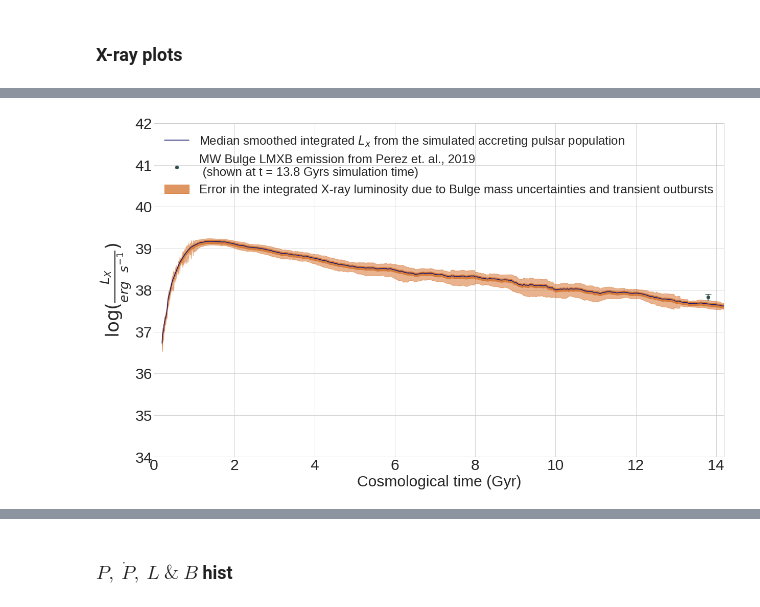
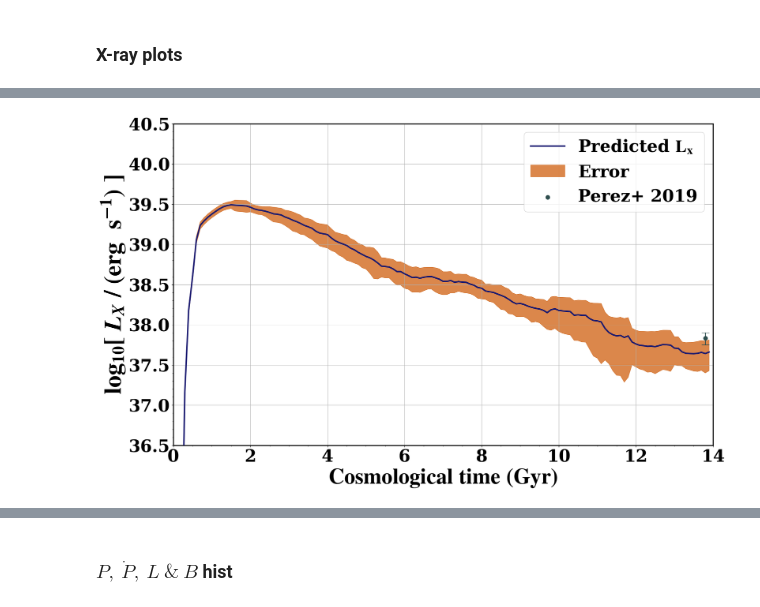
Before and after one commit to gautam-404/Binary-Evolution, a Jupyter notebook: msps_comp.ipynb, the cells around one changed output, grey strips where cells are left out. Saved outputs shown, nothing was run; the diff lists cells and outputs as text; code cells hidden in the pictures.

```diff
--- a/msps_comp.ipynb
+++ b/msps_comp.ipynb
@@ -1024,0 +1550,6 @@ Edot3 = dist3.Edot
+# %%
+import csv
+with open("evolution_data_SSP"+'.csv', 'w', newline='\n') as csvfile:
+    writer = csv.writer(csvfile, delimiter=',')
+    for i in range(len(data)):
+        writer.writerows(data[i])
@@ -1092,2 +1623,16 @@ plt.show()
+# %%
+L_atnf = []
+for i in range(0, len(atnf['EDOT'])):
+    if atnf['P0'][i]<40e-3:
+        L_atnf.append(atnf['EDOT'][i]*0.1)
+P_atnf = []
+for i in range(0, len(atnf['P0'])):
+    if atnf['P0'][i]<40e03:
+        P_atnf.append(atnf['P0'][i])
+
+B_atnf = []
+for i in range(0, len(atnf['P0'])):
+    if atnf['P0'][i]<40e03:
+        B_atnf.append(atnf['BSURF'][i])
 # %%
 dt = 1e8
@@ -1430,33 +1963,33 @@ L_orig = c
 # f = 1
 # L = [c[i] for i in range(len(c)) if i%f==0 ]
 # t = np.arange(0, t_end, dt*f)
-dt = 1e7
-t = np.arange(0, 15e9, dt)
+dt = 1e8
+t = np.arange(0, 14e9, dt)
 
 plt.figure( figsize = (20,12) )
-# plt.plot(t/1e9, np.log10(L), '-o', c="salmon", ms=2, linewidth = 1, zorder=1, alpha = 0.7)
-plt.ylabel(r'$\log( \frac{L_{X}}{erg\ \ s^{-1}})$', fontsize=36)
-plt.xlabel('Cosmological time (Gyr)', fontsize=30)
-# plt.title('Integrated X-ray luminosity of the simulated population', fontsize=18)
-# plt.show()
+plt.ylabel(r'$\log_{10}[\ L_{X}\ /\ (\rm{erg\ \ s^{-1}})\ ]$', fontsize=50)
+plt.xlabel(r'$\bf{Cosmological\ time\ (Gyr)}$', fontsize=45)
 
 
 xdata = (t/1e9)
 ydata = L
-y_fit = pd.Series(ydata).rolling(window=60, min_periods=0, center=True).mean()
-y_fit = np.append(ydata[:20], y_fit[20:])
-path_deviation = pd.Series(ydata).rolling(window=60, min_periods=0, center=True).std()
+y_fit = pd.Series(ydata).rolling(window=14, min_periods=0, center=True).mean()
+ix = 7
+y_fit = np.append(ydata[:ix], y_fit[ix:])
+path_deviation = pd.Series(ydata).rolling(window=14, min_periods=0, center=True).std()
 a = []
-for i in range(100):
-    a.append(y_fit[i]*np.random.random()/2)
-path_deviation = pd.Series(np.append(a, path_deviation[100:]))
-print(path_deviation[1],a[1])
+idx = 16
+for i in range(idx):
+    a.append(y_fit[i]*0.1)
+path_deviation = pd.Series(np.append(a, path_deviation[idx:]))
+# print(path_deviation[1],a[1])
 upper = y_fit+path_deviation
 lower = y_fit-path_deviation
-plt.fill_between(path_deviation.index/100, np.log10(lower), np.log10(upper), alpha=.5,
-                 edgecolor="chocolate", facecolor="chocolate", linewidth=1) #std curves.
-plt.plot(t/1e9, np.log10(y_fit), c='midnightblue', zorder=5,
-         label = r'Median smoothed integrated $L_x$ from the simulated accreting pulsar population')
+plt.fill_between(path_deviation.index/10, np.log10(lower), np.log10(upper), alpha=.8,
+                 edgecolor="chocolate", facecolor="chocolate", linewidth=1, label = "Error") #std curves.
+plt.plot(t/1e9, np.log10(y_fit), c='midnightblue', zorder=5, linewidth=3,
+         label = r'Predicted $\bf{L_x}$')
+
 
 
 L = y_fit
@@ -1464,13 +1997,14 @@ L = y_fit
 
 Lx_obs = 6.8e+37                  ## Perez 2019, (3.4+-0.3e37) * (2+-0.3e10)
 
-t_agree_x = interpolate.InterpolatedUnivariateSpline(t/1e9, y_fit-Lx_obs).roots()[0:]
-y_new = [np.log10(Lx_obs)]*len(t_agree_x)
+# t_agree_x = interpolate.InterpolatedUnivariateSpline(t/1e9, y_fit-Lx_obs).roots()[0:]
+# y_new = [np.log10(Lx_obs)]*len(t_agree_x)
 u = np.log10(Lx_obs + 1.183e+37)
 l = np.log10(Lx_obs - 1.183e+37)
 err = np.array([[np.log10(Lx_obs)-l, u-np.log10(Lx_obs)]]).T
-plt.scatter(13.8, np.log10(Lx_obs), 40, color="darkslategray", label="MW Bulge LMXB emission from Perez et. al., 2019 \n (shown at t = 13.8 Gyrs simulation time)")
-plt.errorbar(13.8, np.log10(Lx_obs), yerr=err, linestyle="None", color="darkslategray", capsize=6)
+plt.scatter(13.8, np.log10(Lx_obs), 70, color="darkslategray", label="Perez+ 2019")
+plt.errorbar(13.8, np.log10(Lx_obs), yerr=err, linestyle="None", color="darkslategray", capsize=8)
+
 # line = newline( [t_agree_x[0], y_new[0]], [t_agree_x[-1], y_new[-1]],
 #                1, "darkslategray", "" )
 # plt.fill_between(line.get_data()[0], l, u, alpha = 0.2, edgecolor='darkslategray', facecolor='darkslategray', linewidth=1,
@@ -1478,23 +2012,25 @@ plt.errorbar(13.8, np.log10(Lx_obs), yerr=err, linestyle="None", color="darkslat
 
 
 
-dt = 1e7
-t = np.arange(0, 15e9, dt)
-u = np.log10(L*1.7e10/(M_sim*k_bulge))
-l = np.log10(L*1.4e10/(M_sim*k_bulge))
-# err = np.array([[np.log10(L)-l, u-np.log10(L)]]).T
-plt.fill_between(t/1e9, l, u, alpha = 0.7, edgecolor="chocolate", facecolor="chocolate", linewidth=1,
-                     label = "Error in the integrated X-ray luminosity due to Bulge mass uncertainties and transient outbursts")
+# dt = 1e8
+# t = np.arange(0, 14e9, dt)
+# u = np.log10(L*1.7e10/(M_sim*k_bulge))
+# l = np.log10(L*1.4e10/(M_sim*k_bulge))
+# # err = np.array([[np.log10(L)-l, u-np.log10(L)]]).T
+# plt.fill_between(t/1e9, l, u, alpha = 0.7, edgecolor="chocolate", facecolor="chocolate", linewidth=1,
+#                      label = "Error due to mass")
 
 
-plt.xlim(0,14.2)
-plt.ylim(34,42)
+plt.xlim(0,14)
+plt.ylim(36.5,40.5)
 handles, labels = plt.gca().get_legend_handles_labels()
 by_label = dict(zip(labels, handles))
-plt.legend(by_label.values(), by_label.keys(), fontsize=24)
-plt.xticks(fontsize=30)
-plt.yticks(fontsize=30)
-plt.savefig("L_x_comp.pdf")
+plt.legend(by_label.values(), by_label.keys(), fontsize=35)
+plt.xticks(fontsize=35)
+plt.yticks(fontsize=35)
+plt.minorticks_on()
+plt.grid()
+plt.savefig("L_X_comp.pdf")
 plt.show()
 
 L_xint = y_fit
@@ -1503,3 +2038,3 @@ L_xint = y_fit
-[figure, old version]
+[figure, new version]
 # %%
 path_deviation[600]
```
Also changed, not shown: parts of 215 cells of this notebook, 1 other file.
